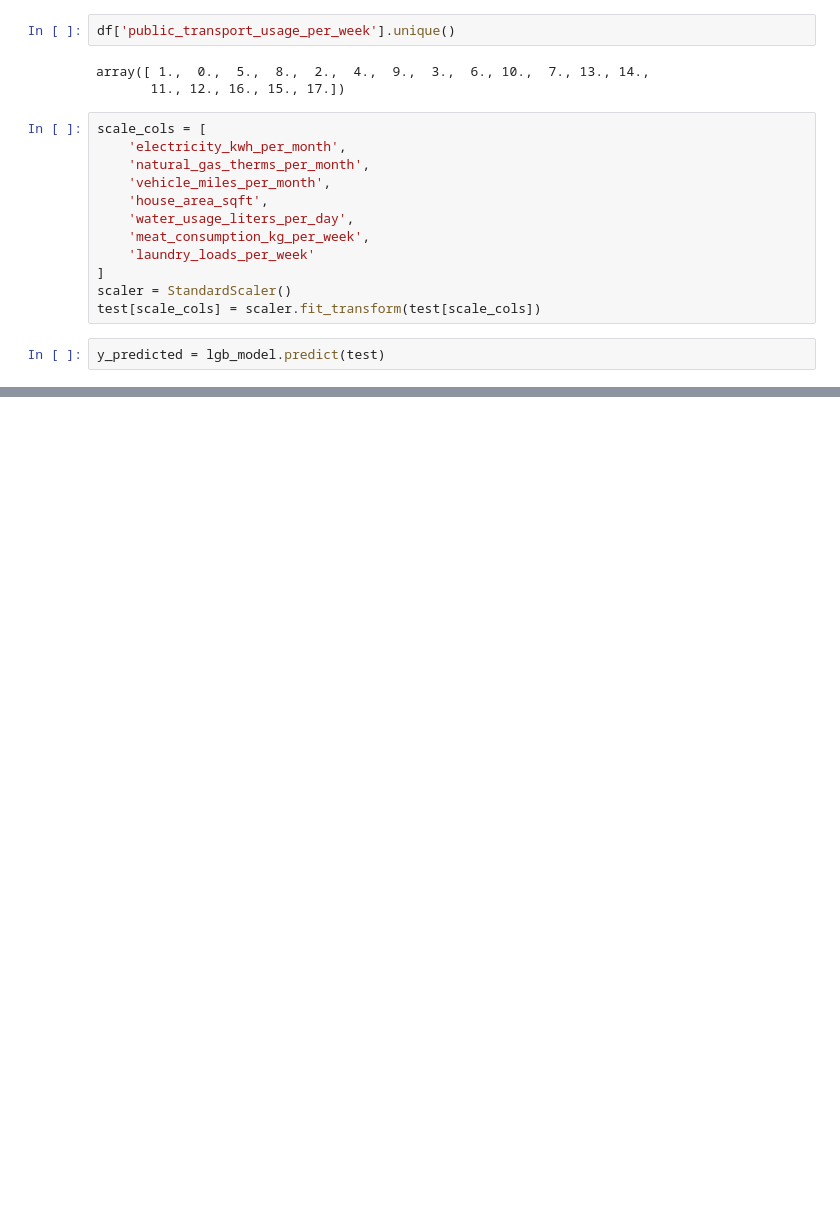
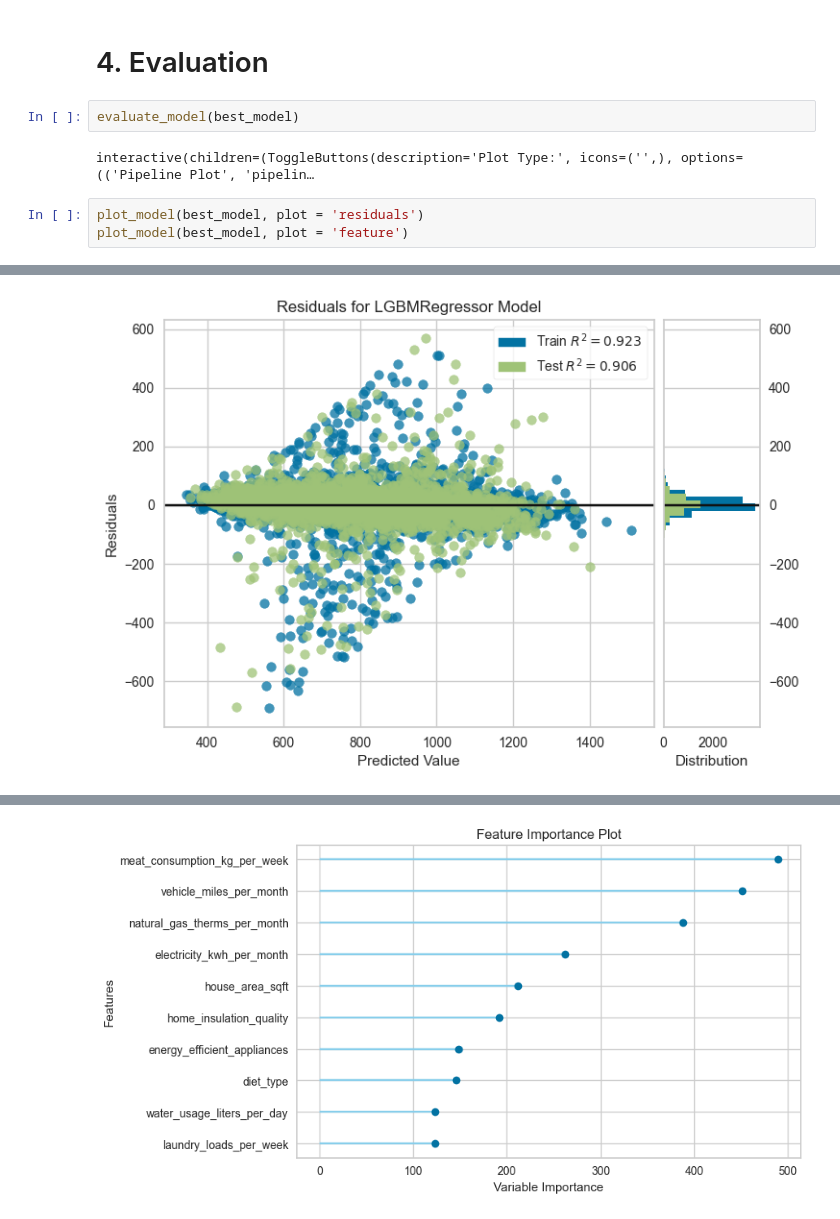
Before and after one commit to vinay10110/Carbon-Footprint-Prediction, a Jupyter notebook: CF.ipynb, the cells around one changed output, grey strips where cells are left out. Saved outputs shown, nothing was run; the diff lists cells and outputs as text; blank space fills up the shorter version.

```diff
--- a/CF.ipynb
+++ b/CF.ipynb
@@ -594,19 +242,10 @@ array([ 3.,  8.,  2.,  0.,  1.,  4.,  9.,  6.,  5.,  7., 12., 20., 11.,
-# %%
-df['public_transport_usage_per_week'].unique()
-# %% [output]
-array([ 1.,  0.,  5.,  8.,  2.,  4.,  9.,  3.,  6., 10.,  7., 13., 14.,
-       11., 12., 16., 15., 17.])
-# %%
-scale_cols = [
-    'electricity_kwh_per_month',
-    'natural_gas_therms_per_month',
-    'vehicle_miles_per_month',
-    'house_area_sqft',
-    'water_usage_liters_per_day',
-    'meat_consumption_kg_per_week',
-    'laundry_loads_per_week'
-]
-scaler = StandardScaler()
-test[scale_cols] = scaler.fit_transform(test[scale_cols])
-# %%
-y_predicted = lgb_model.predict(test)
+# %% [markdown]
+# 4. Evaluation
+# %%
+evaluate_model(best_model)
+# %% [output]
+interactive(children=(ToggleButtons(description='Plot Type:', icons=('',), options=(('Pipeline Plot', 'pipelin…
+# %%
+plot_model(best_model, plot = 'residuals')
+plot_model(best_model, plot = 'feature')
+# %% [output]
@@ -612,0 +253 @@ y_predicted = lgb_model.predict(test)
+[figure, added]
@@ -612,0 +255 @@ y_predicted = lgb_model.predict(test)
+[figure, added]
```
Also changed, not shown: parts of 76 cells of this notebook, 11 other files.
